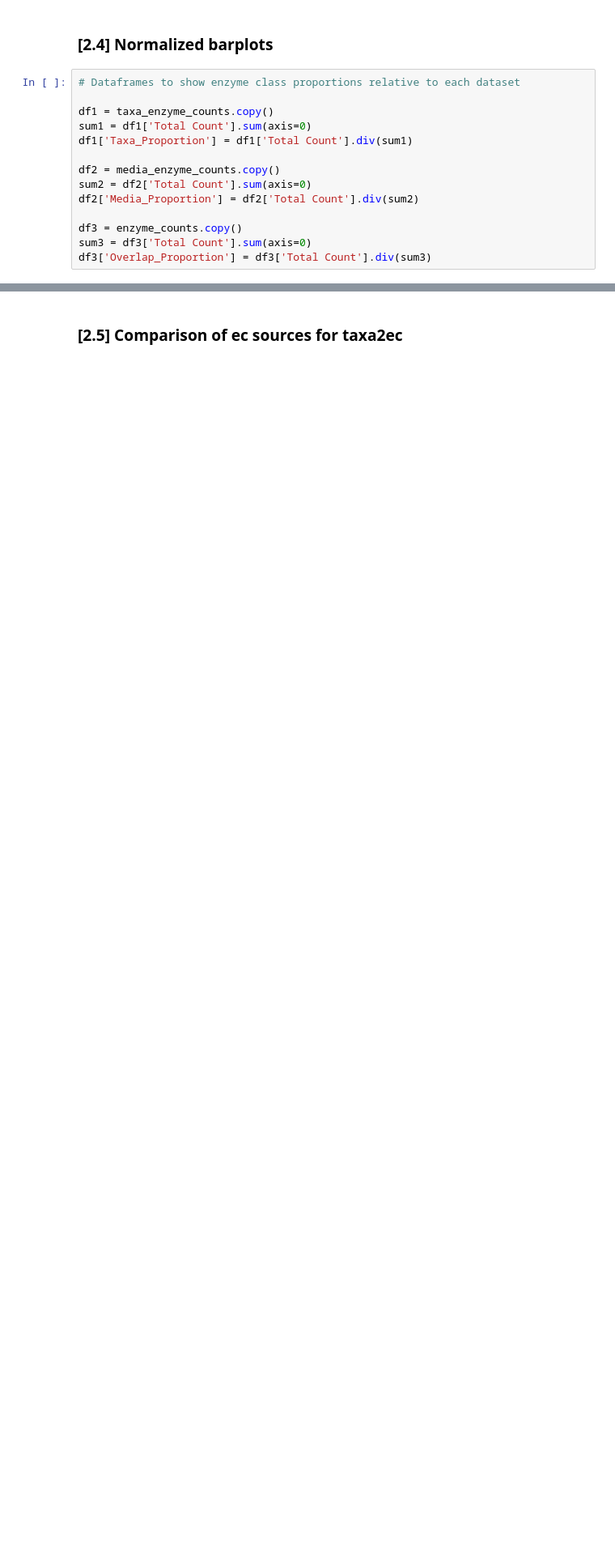
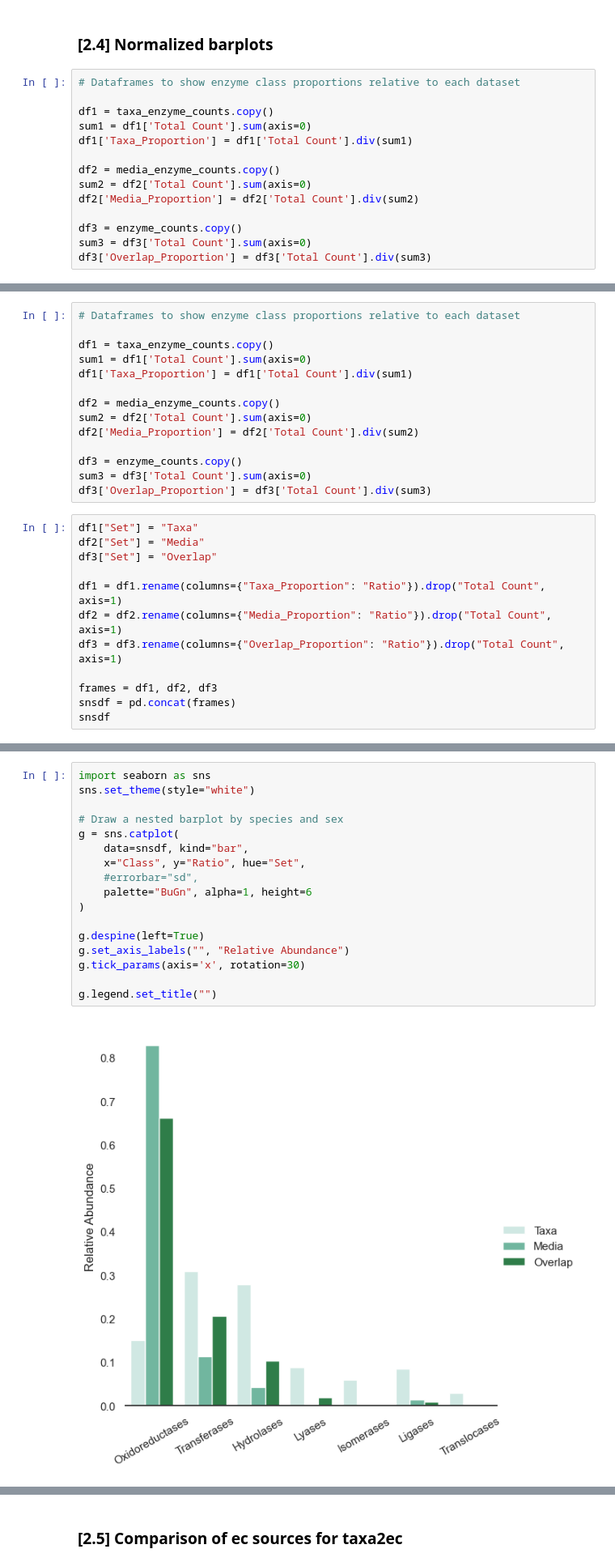
Before and after one commit to giovannellilab/media-prediction, a Jupyter notebook: notebooks/02-EDA.ipynb, the cells around one changed output, grey strips where cells are left out. Shown at 81% size. Drawn from its saved outputs; the diff is of its cells as text; blank space fills up the shorter version.

```diff
--- a/notebooks/02-EDA.ipynb
+++ b/notebooks/02-EDA.ipynb
@@ -287,0 +287,26 @@ plt.show()
+# %%
+# Dataframes to show enzyme class proportions relative to each dataset
+
+df1 = taxa_enzyme_counts.copy()
+sum1 = df1['Total Count'].sum(axis=0)
+df1['Taxa_Proportion'] = df1['Total Count'].div(sum1)
+
+df2 = media_enzyme_counts.copy()
+sum2 = df2['Total Count'].sum(axis=0)
+df2['Media_Proportion'] = df2['Total Count'].div(sum2)
+
+df3 = enzyme_counts.copy()
+sum3 = df3['Total Count'].sum(axis=0)
+df3['Overlap_Proportion'] = df3['Total Count'].div(sum3)
+# %%
+df1["Set"] = "Taxa"
+df2["Set"] = "Media"
+df3["Set"] = "Overlap"
+
+df1 = df1.rename(columns={"Taxa_Proportion": "Ratio"}).drop("Total Count", axis=1)
+df2 = df2.rename(columns={"Media_Proportion": "Ratio"}).drop("Total Count", axis=1)
+df3 = df3.rename(columns={"Overlap_Proportion": "Ratio"}).drop("Total Count", axis=1)
+
+frames = df1, df2, df3
+snsdf = pd.concat(frames)
+snsdf
@@ -288,3 +331,22 @@ plt.show()
+# %%
+import seaborn as sns
+sns.set_theme(style="white")
+
+# Draw a nested barplot by species and sex
+g = sns.catplot(
+    data=snsdf, kind="bar",
+    x="Class", y="Ratio", hue="Set",
+    #errorbar="sd",
+    palette="BuGn", alpha=1, height=6
+)
+
+g.despine(left=True)
+g.set_axis_labels("", "Relative Abundance")
+g.tick_params(axis='x', rotation=30)
+
+g.legend.set_title("")
+# %% [output]
+[figure, added]
 # %%
 
 #EC 1: Oxidoreductases – Enzymes that catalyze oxidation-reduction reactions.
```
Also changed, not shown: parts of 10 cells of this notebook.
